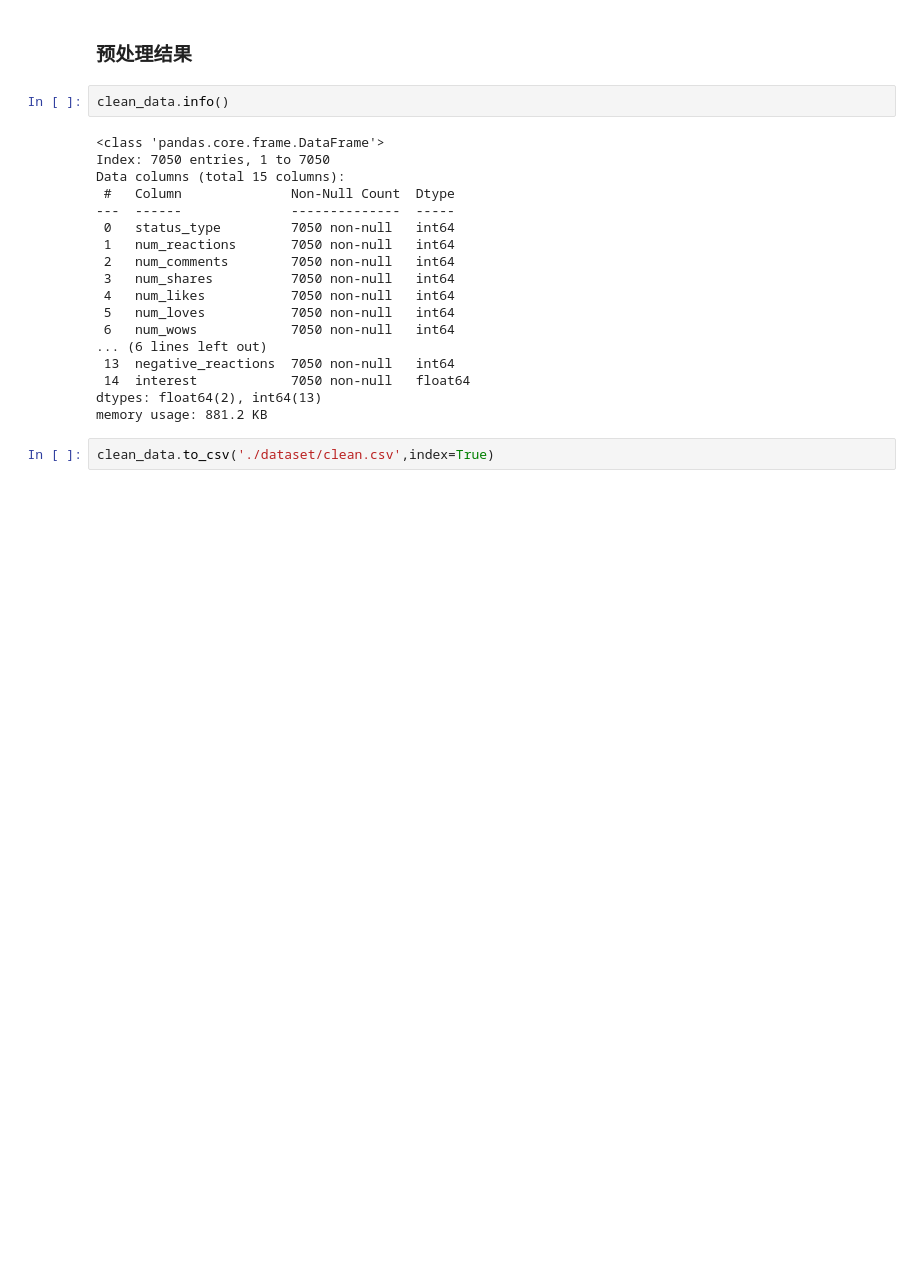
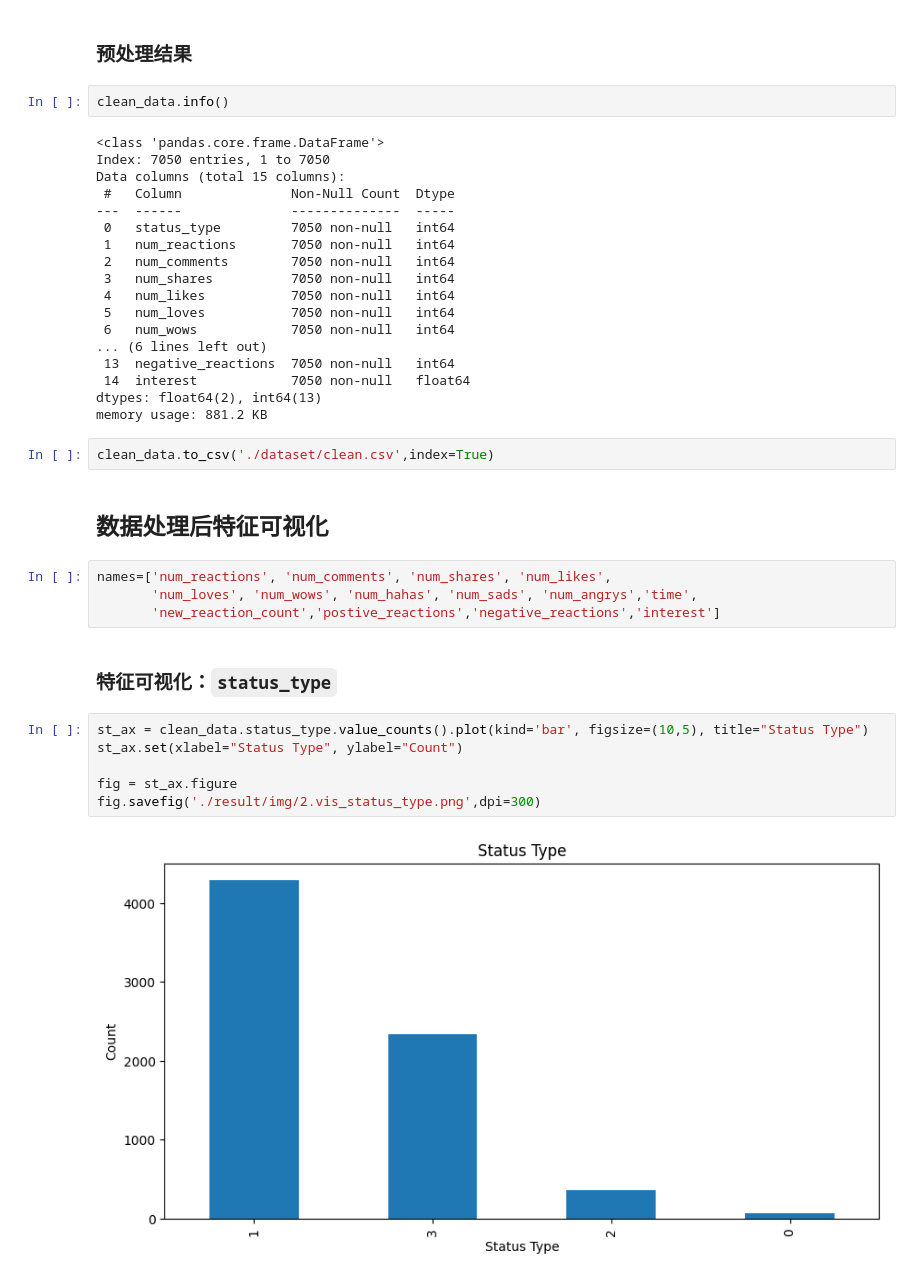
Before and after one commit to SeanWang0027/ML-clustering, a Jupyter notebook: clustering.ipynb, the cells around one changed output. Cells and saved outputs as stored; diff of their text form; blank space fills up the shorter version.

Commit message:
raw data visualization

```diff
--- a/clustering.ipynb
+++ b/clustering.ipynb
@@ -351,3 +351,19 @@ dtypes: float64(2), int64(13)
 memory usage: 881.2 KB
 # %%
 clean_data.to_csv('./dataset/clean.csv',index=True)
+# %% [markdown]
+## 数据处理后特征可视化
+# %%
+names=['num_reactions', 'num_comments', 'num_shares', 'num_likes',
+       'num_loves', 'num_wows', 'num_hahas', 'num_sads', 'num_angrys','time',
+       'new_reaction_count','postive_reactions','negative_reactions','interest']
+# %% [markdown]
+### 特征可视化：`status_type`
+# %%
+st_ax = clean_data.status_type.value_counts().plot(kind='bar', figsize=(10,5), title="Status Type")
+st_ax.set(xlabel="Status Type", ylabel="Count")
+
+fig = st_ax.figure
+fig.savefig('./result/img/2.vis_status_type.png',dpi=300)
+# %% [output]
+[figure, added]
```
Also changed, not shown: parts of 14 cells of this notebook, 15 other files.
